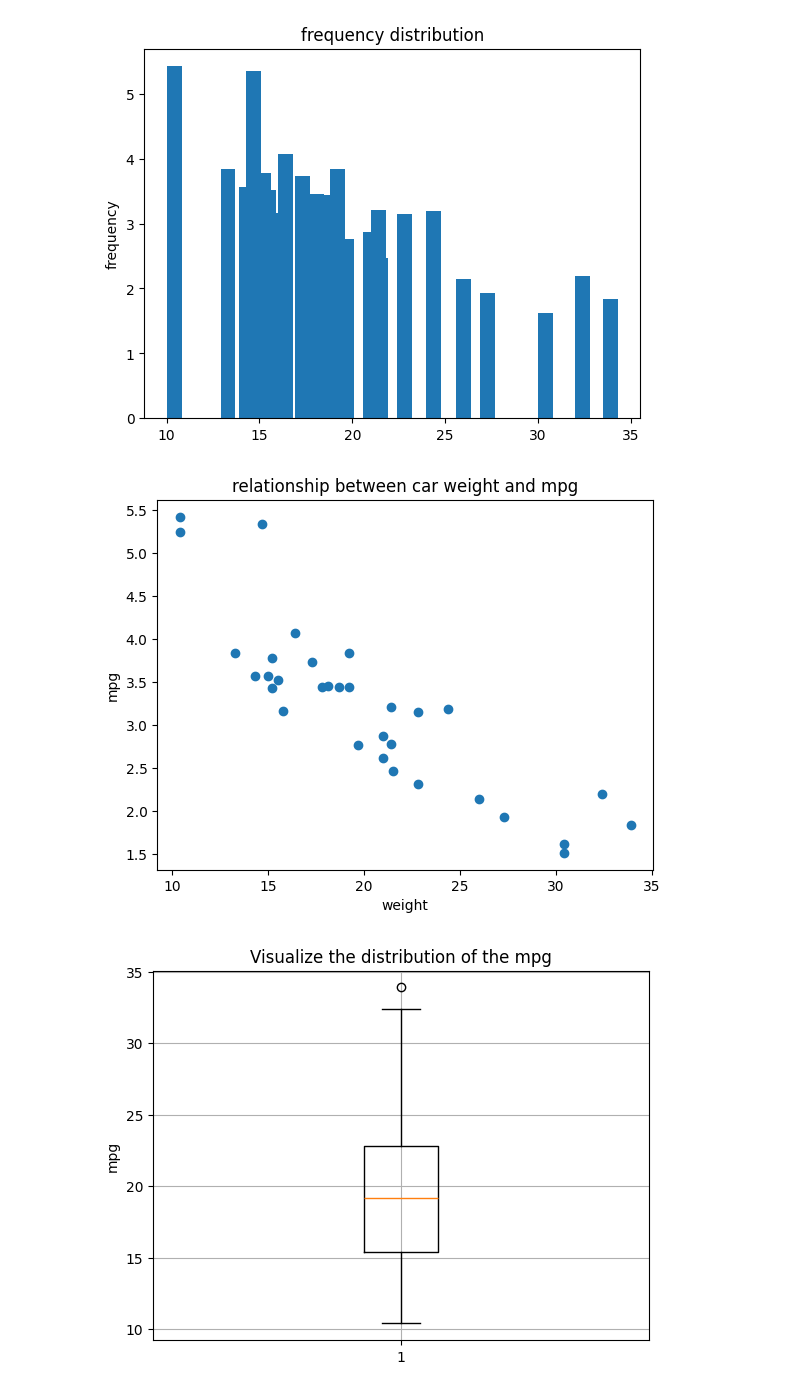
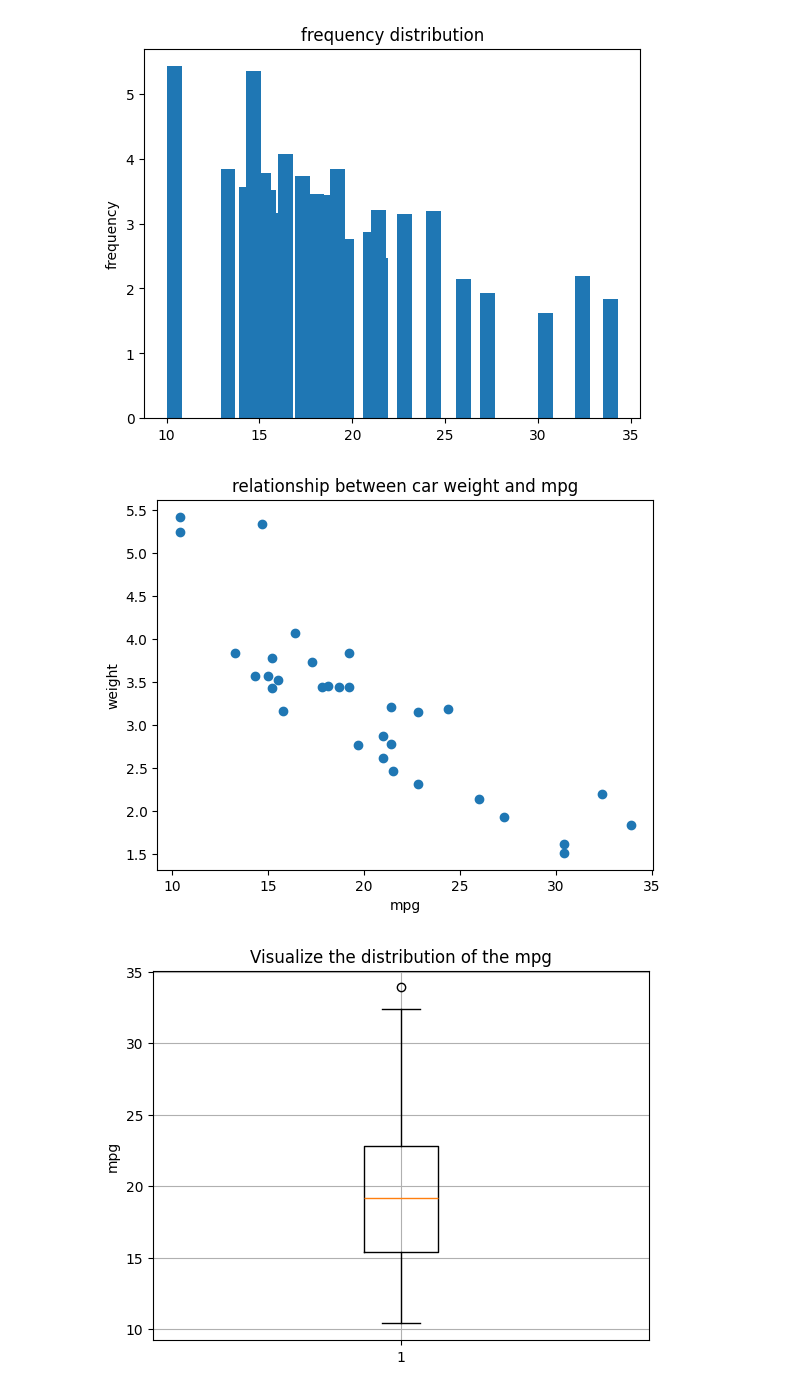
Before and after one commit to Basavaraj2007/aiml, a Jupyter notebook: Untitled3.ipynb, the cells around one changed output. Drawn from its saved outputs; the diff is of its cells as text; code cells hidden in the pictures.

```diff
--- a/Untitled3.ipynb
+++ b/Untitled3.ipynb
@@ -24,14 +24,14 @@ plt.show()
 # %%
 import matplotlib.pyplot as plt
 x=mtcars['mpg']
 y=mtcars['wt']
 plt.scatter(x,y)
 plt.title('relationship between car weight and mpg')
-plt.xlabel('weight')
-plt.ylabel('mpg')
+plt.xlabel('mpg')
+plt.ylabel('weight')
 plt.show()
 # %% [output]
-[figure, old version]
+[figure, new version]
 # %%
 import matplotlib.pyplot as plt
 import pandas as pd
```
